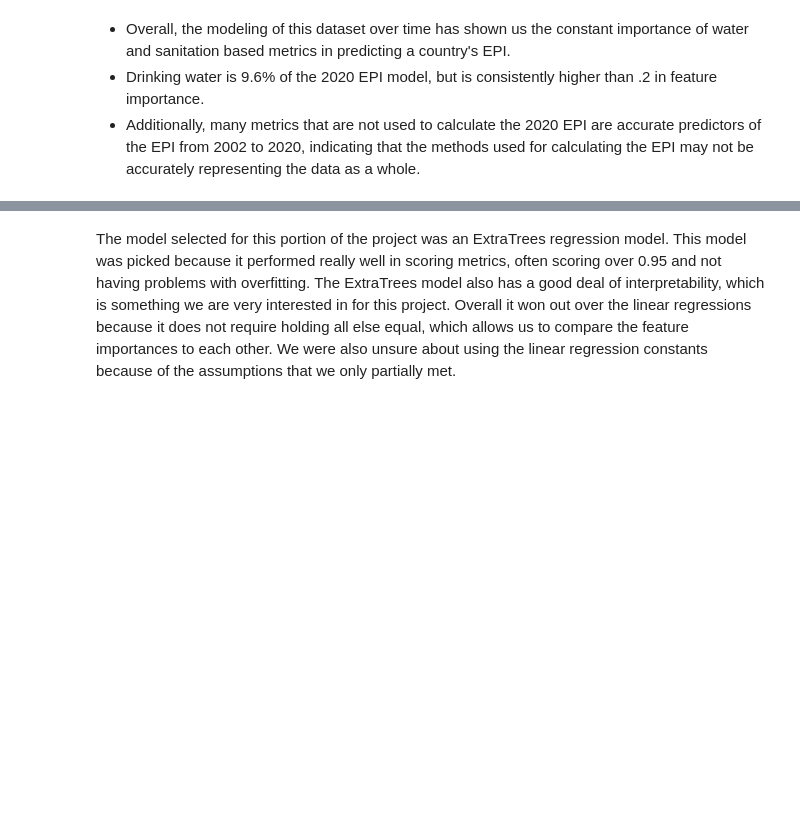
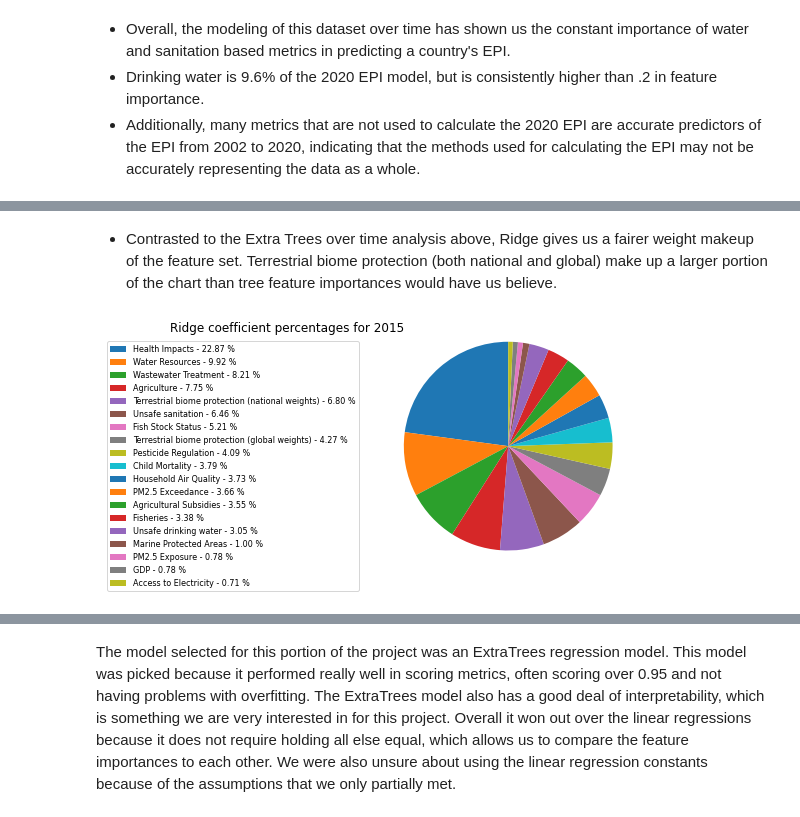
Before and after one commit to Avanyali/EPIDemographicModel, a Jupyter notebook: Step5_Analysis.ipynb, the cells around one changed output, grey strips where cells are left out. Saved outputs shown, nothing was run; the diff lists cells and outputs as text; code cells hidden in the pictures; blank space fills up the shorter version.

Commit message:
pie analysis

```diff
--- a/Step5_Analysis.ipynb
+++ b/Step5_Analysis.ipynb
@@ -128,0 +138,6 @@ display.display(original_epi)
+# %% [markdown]
+- Contrasted to the Extra Trees over time analysis above, Ridge gives us a fairer weight makeup of the feature set. Terrestrial biome protection (both national and global) make up a larger portion of the chart than tree feature importances would have us believe.
+# %%
+display.display(pies[13])
+# %% [output]
+[figure, added]
```
Also changed, not shown: parts of 15 cells of this notebook.
